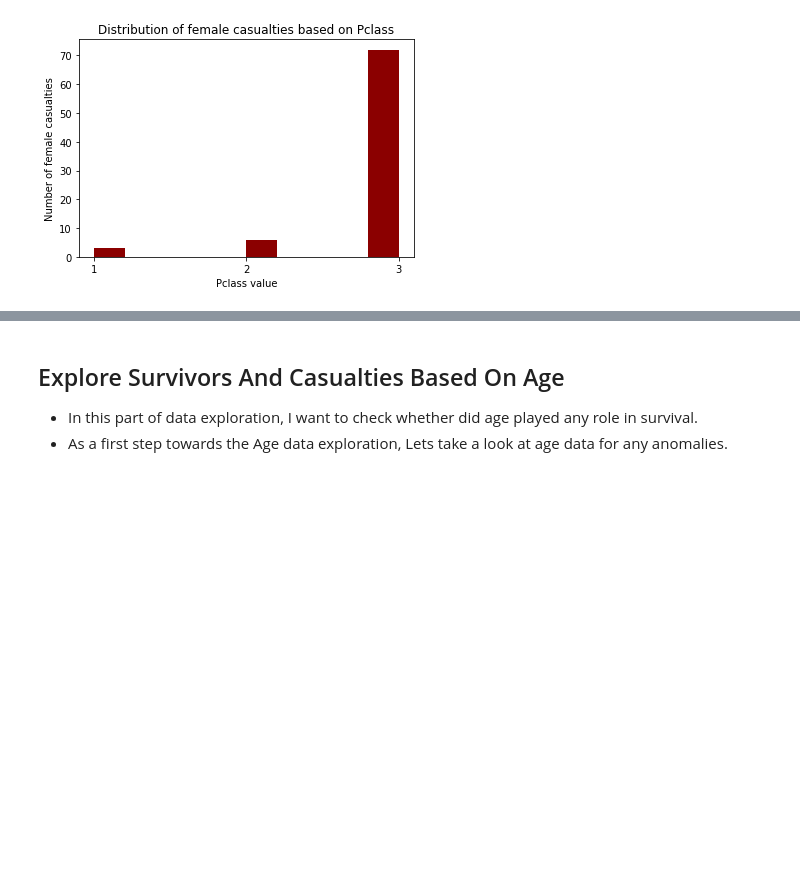
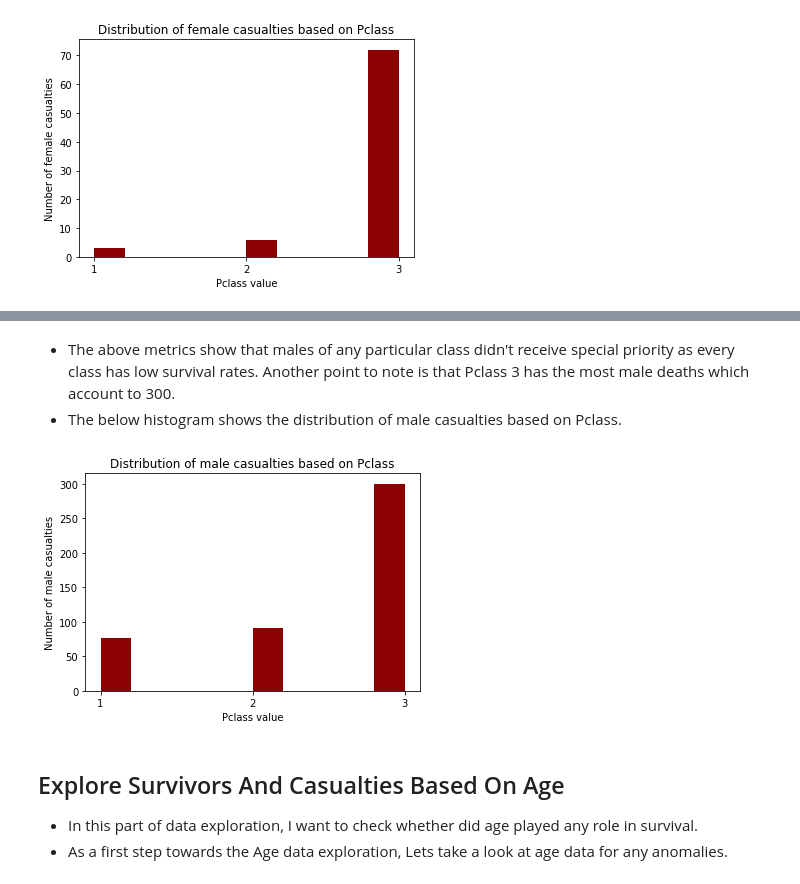
Before and after one commit to chaitanya6761/Udacity-Data-Analyst-Nano-Degree, a Jupyter notebook: P2 Investigate A Dataset(Titanic Survival Data)/Titanic_Data_Analysis.ipynb, the cells around one changed output, grey strips where cells are left out. Saved outputs shown, nothing was run; the diff lists cells and outputs as text; code cells hidden in the pictures; blank space fills up the shorter version.

Commit message:
added male pclass based survival

```diff
--- a/P2 Investigate A Dataset(Titanic Survival Data)/Titanic_Data_Analysis.ipynb
+++ b/P2 Investigate A Dataset(Titanic Survival Data)/Titanic_Data_Analysis.ipynb
@@ -195,6 +202,9 @@ Survival Rate: 24.24%
 pclass_casualties = pclass[survival_data == 0]
 
 def drawHistogram(data,title,xlabel,ylabel,xticks=None,yticks=None,bins=None,color=None):
+    '''
+    Function to produce histogram
+    '''
     plt.title(title)
     plt.xlabel(xlabel)
     plt.ylabel(ylabel)
@@ -246,3 +280,12 @@ drawHistogram(pclass_casualties,'Distribution of female casualties based on Pcla
+# %% [markdown]
+- The above metrics show that males of any particular class didn't receive special priority as every class has low survival rates. Another point to note is that Pclass 3 has the most male deaths which account to 300.
+- The below histogram shows the distribution of male casualties based on Pclass.
+# %%
+pclass_male_casualties = pclass[(survival_data == 0) & (gender_data == 'male')]
+drawHistogram(pclass_male_casualties,'Distribution of male casualties based on Pclass',
+              'Pclass value','Number of male casualties',xticks=range(1,4),color='DarkRed')
+# %% [output]
+[figure, added]
 # %% [markdown]
 ## Explore Survivors And Casualties Based On Age
 
```
Also changed, not shown: parts of 11 cells of this notebook.
